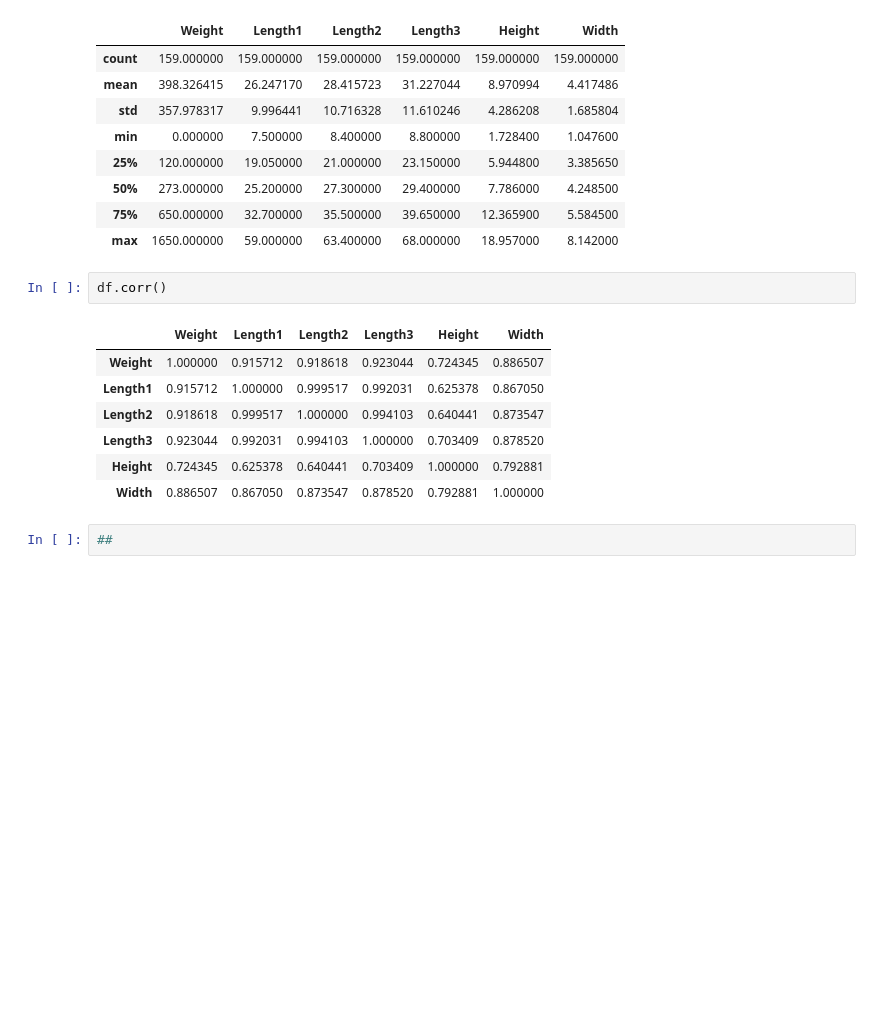
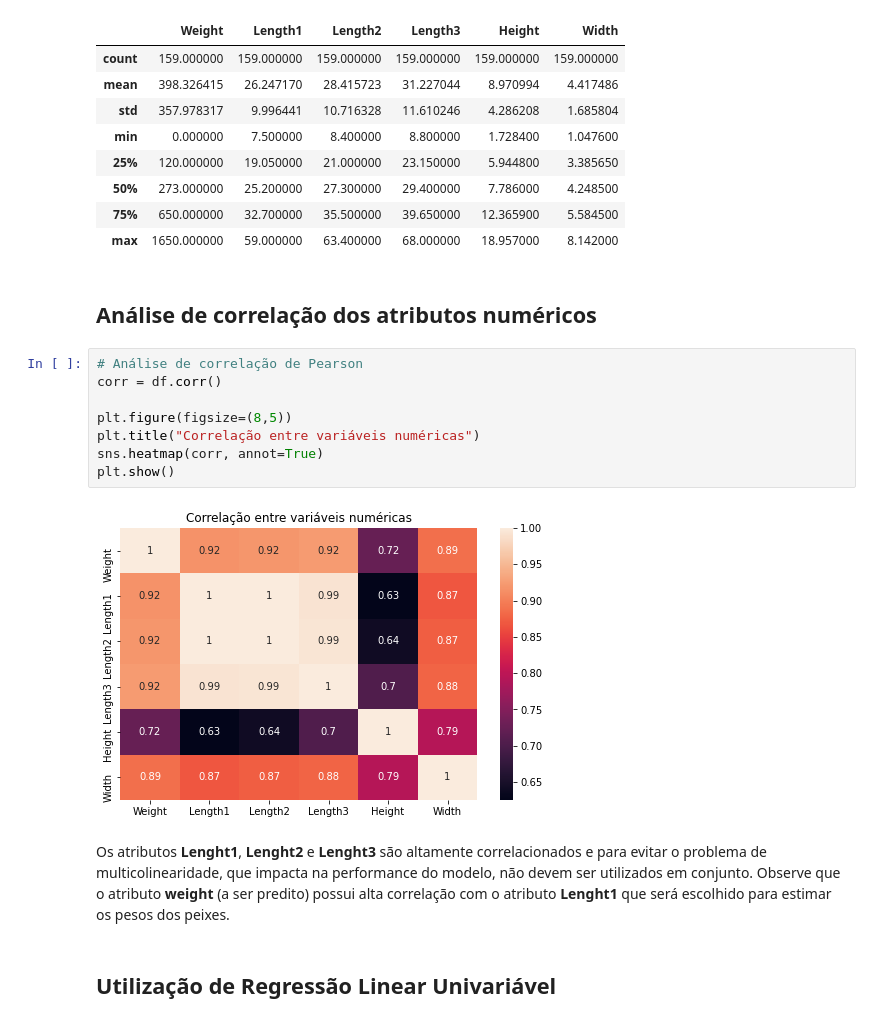
Before and after one commit to glima91/mestrado-reconhecimento-de-padroes, a Jupyter notebook: notebooks/1_regressaoLinear.ipynb, the cells around one changed output. Drawn from its saved outputs; the diff is of its cells as text; blank space fills up the shorter version.

```diff
--- a/notebooks/1_regressaoLinear.ipynb
+++ b/notebooks/1_regressaoLinear.ipynb
@@ -77,15 +85,19 @@ df.describe()
 | 50% | 273.000000 | 25.200000 | 27.300000 | 29.400000 | 7.786000 | 4.248500 |
 | 75% | 650.000000 | 32.700000 | 35.500000 | 39.650000 | 12.365900 | 5.584500 |
 | max | 1650.000000 | 59.000000 | 63.400000 | 68.000000 | 18.957000 | 8.142000 |
+# %% [markdown]
+## Análise de correlação dos atributos numéricos
 # %%
-df.corr()
+# Análise de correlação de Pearson
+corr = df.corr()
+
+plt.figure(figsize=(8,5))
+plt.title("Correlação entre variáveis numéricas")
+sns.heatmap(corr, annot=True)
+plt.show()
 # %% [output]
-|  | Weight | Length1 | Length2 | Length3 | Height | Width |
-| Weight | 1.000000 | 0.915712 | 0.918618 | 0.923044 | 0.724345 | 0.886507 |
-| Length1 | 0.915712 | 1.000000 | 0.999517 | 0.992031 | 0.625378 | 0.867050 |
-| Length2 | 0.918618 | 0.999517 | 1.000000 | 0.994103 | 0.640441 | 0.873547 |
-| Length3 | 0.923044 | 0.992031 | 0.994103 | 1.000000 | 0.703409 | 0.878520 |
-| Height | 0.724345 | 0.625378 | 0.640441 | 0.703409 | 1.000000 | 0.792881 |
-| Width | 0.886507 | 0.867050 | 0.873547 | 0.878520 | 0.792881 | 1.000000 |
+[figure, added]
-# %%
-##
+# %% [markdown]
+Os atributos **Lenght1**, **Lenght2** e **Lenght3** são altamente correlacionados e para evitar o problema de multicolinearidade, que impacta na performance do modelo, não devem ser utilizados em conjunto. Observe que o atributo **weight** (a ser predito) possui alta correlação com o atributo **Lenght1** que será escolhido para estimar os pesos dos peixes.
+# %% [markdown]
+## Utilização de Regressão Linear Univariável
```
Also changed, not shown: parts of 11 cells of this notebook, 1 other file.
